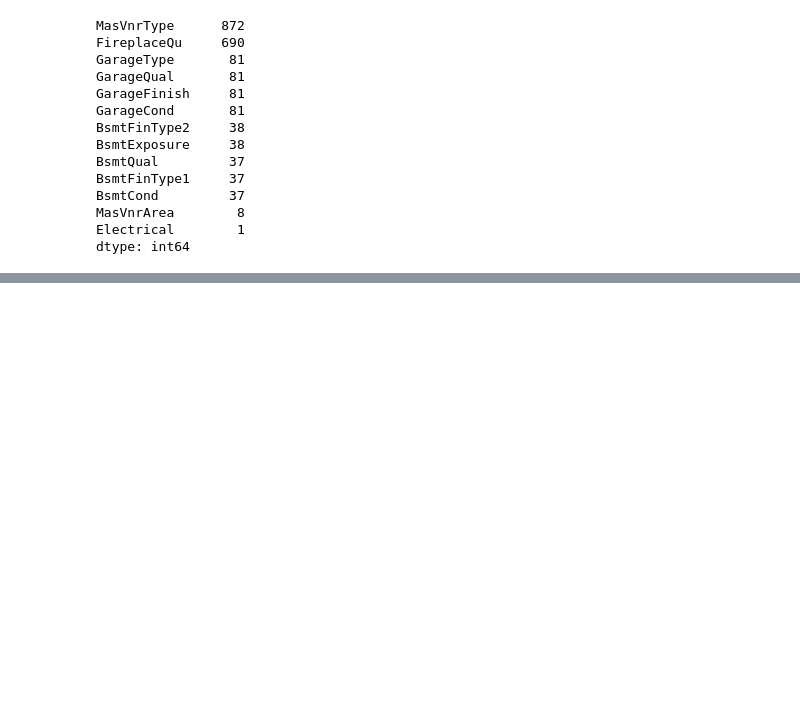
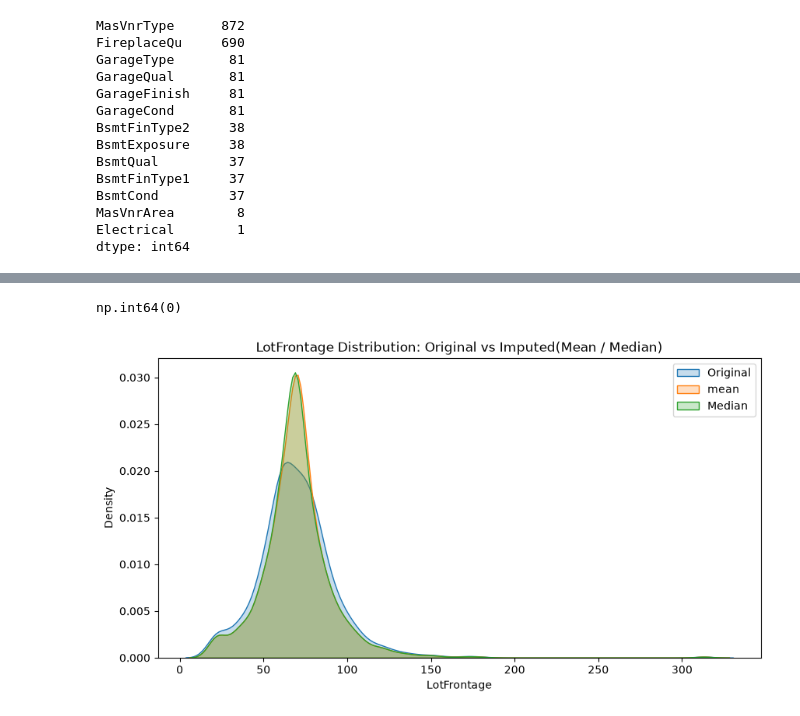
Before and after one commit to manojbalineni/Gen-AI, a Jupyter notebook: 10_Feature_Engineering/02_Feature_Engineering.ipynb, the cells around one changed output, grey strips where cells are left out. Drawn from its saved outputs; the diff is of its cells as text; code cells hidden in the pictures; blank space fills up the shorter version.

```diff
--- a/10_Feature_Engineering/02_Feature_Engineering.ipynb
+++ b/10_Feature_Engineering/02_Feature_Engineering.ipynb
@@ -339,3 +339,6 @@ BsmtCond         37
 MasVnrArea        8
 Electrical        1
 dtype: int64
+# %%
+dataset_median = dataset_3.copy()
+dataset_median.fillna({"LotFrontage" : dataset_median['LotFrontage'].median()} , inplace = True)
@@ -341,0 +430,16 @@ dtype: int64
+# %%
+dataset_mode['GarageType'].isnull().sum()
+# %% [output]
+np.int64(0)
+# %%
+# Compare before and after imputation
+
+plt.figure(figsize=(10, 5))
+sns.kdeplot(dataset_3["LotFrontage"] , label = "Original" , fill = True)
+sns.kdeplot(dataset_mean['LotFrontage'] , label = "mean" , fill=True)
+sns.kdeplot(dataset_median['LotFrontage'] , label = "Median" , fill=True)
+plt.legend()
+plt.title("LotFrontage Distribution: Original vs Imputed(Mean / Median)")
+plt.show()
+# %% [output]
+[figure, added]
```
Also changed, not shown: parts of 17 cells of this notebook.
